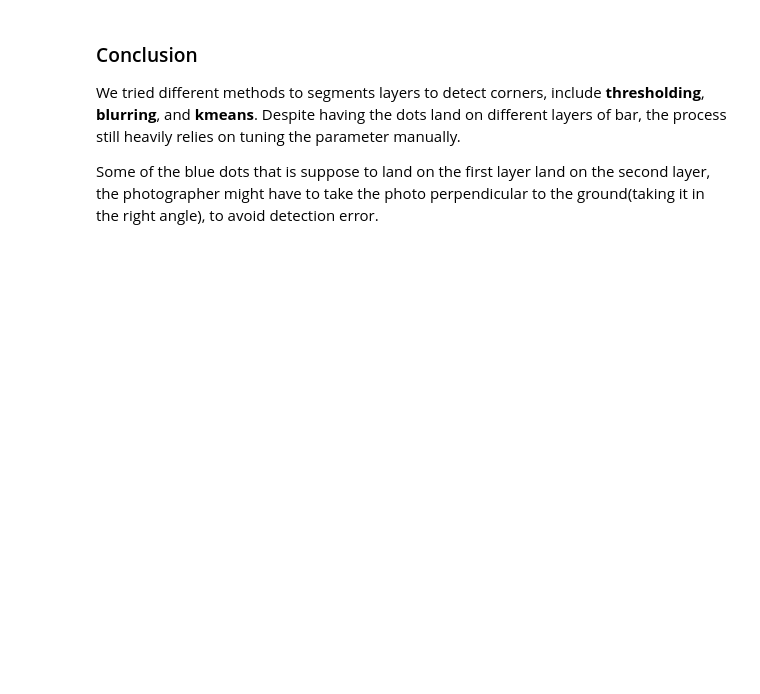
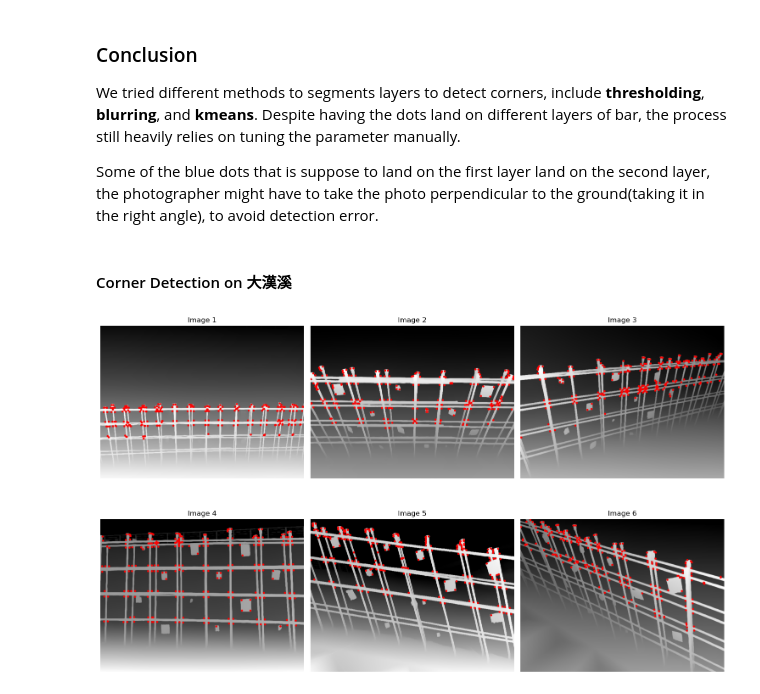
Before and after one commit to HsiaoHungKai/Depth_Models, a Jupyter notebook: corner_detection.ipynb, the cells around one changed output. Saved outputs shown, nothing was run; the diff lists cells and outputs as text; code cells hidden in the pictures; blank space fills up the shorter version.

```diff
--- a/corner_detection.ipynb
+++ b/corner_detection.ipynb
@@ -350,3 +354,40 @@ It appears to have similar result with blurring method 2
 We tried different methods to segments layers to detect corners, include **thresholding**, **blurring**, and **kmeans**. Despite having the dots land on different layers of bar, the process still heavily relies on tuning the parameter manually.
 
 Some of the blue dots that is suppose to land on the first layer land on the second layer, the photographer might have to take the photo perpendicular to the ground(taking it in the right angle), to avoid detection error.
+# %% [markdown]
+#### Corner Detection on 大漢溪
+# %%
+import os
+import glob
+
+# Get all image files in the dahanxi_pred directory
+path = 'depth_map_comparison/dahanxi_pred_gray'
+image_extensions = ['*.png', '*.jpg', '*.jpeg', '*.bmp', '*.tiff']
+
+# Find all image files
+image_files = []
+for ext in image_extensions:
+    image_files.extend(glob.glob(os.path.join(path, ext)))
+
+imgs = []
+for image_file in image_files:
+    imgs.append(cv.imread(image_file, cv.IMREAD_COLOR))
+
+num_images = len(imgs)
+cols = 3  # Number of columns per row
+rows = (num_images + cols - 1) // cols  # Calculate rows needed
+
+plt.figure(figsize=(15, 5 * rows))
+
+for i in range(len(imgs)):
+    display, _ = find_corners(imgs[i][:,:,0], imgs[i], maxCorners=250, circle_color=(255, 0, 0))
+
+    plt.subplot(rows, cols, i + 1)
+    plt.imshow(display)
+    plt.title(f'Image {i + 1}')
+    plt.axis('off')
+
+plt.tight_layout()
+plt.show()
+# %% [output]
+[figure, added]
```
Also changed, not shown: parts of 6 cells of this notebook.
